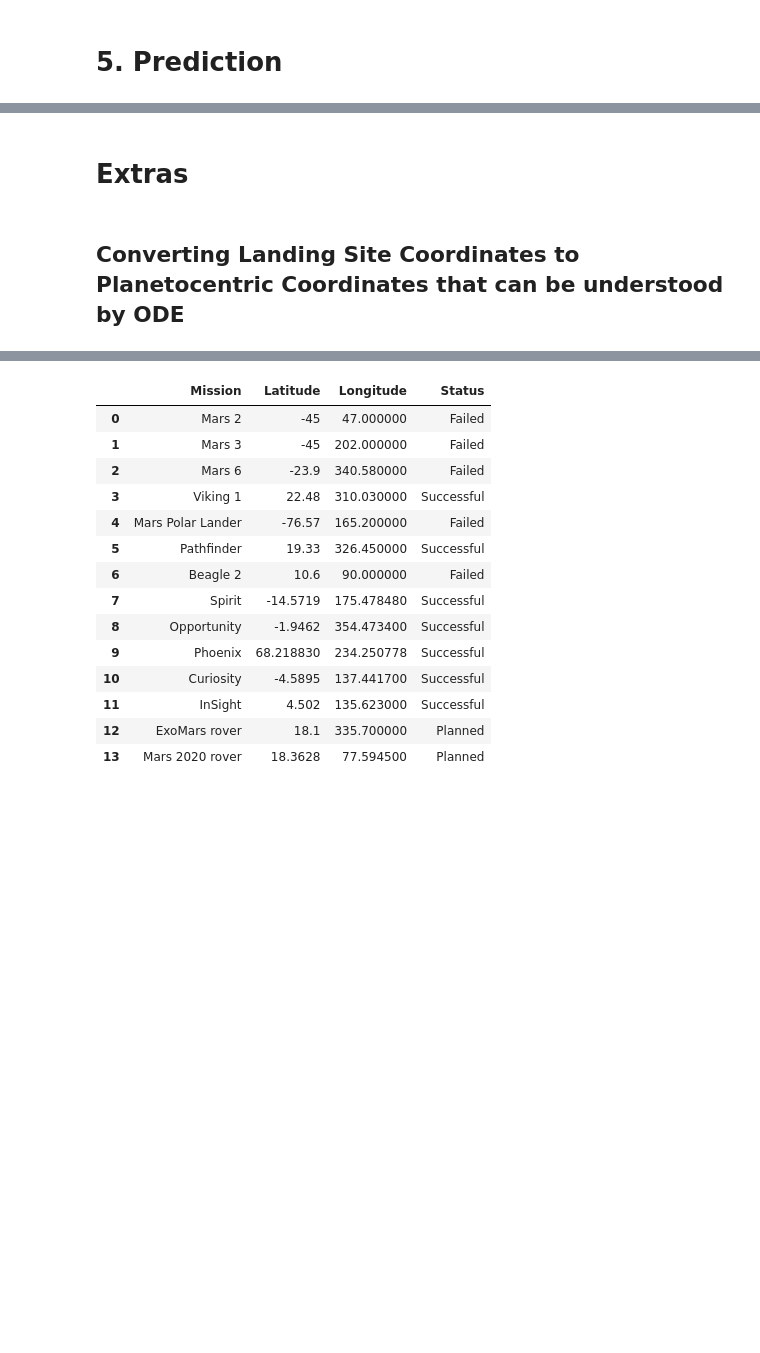
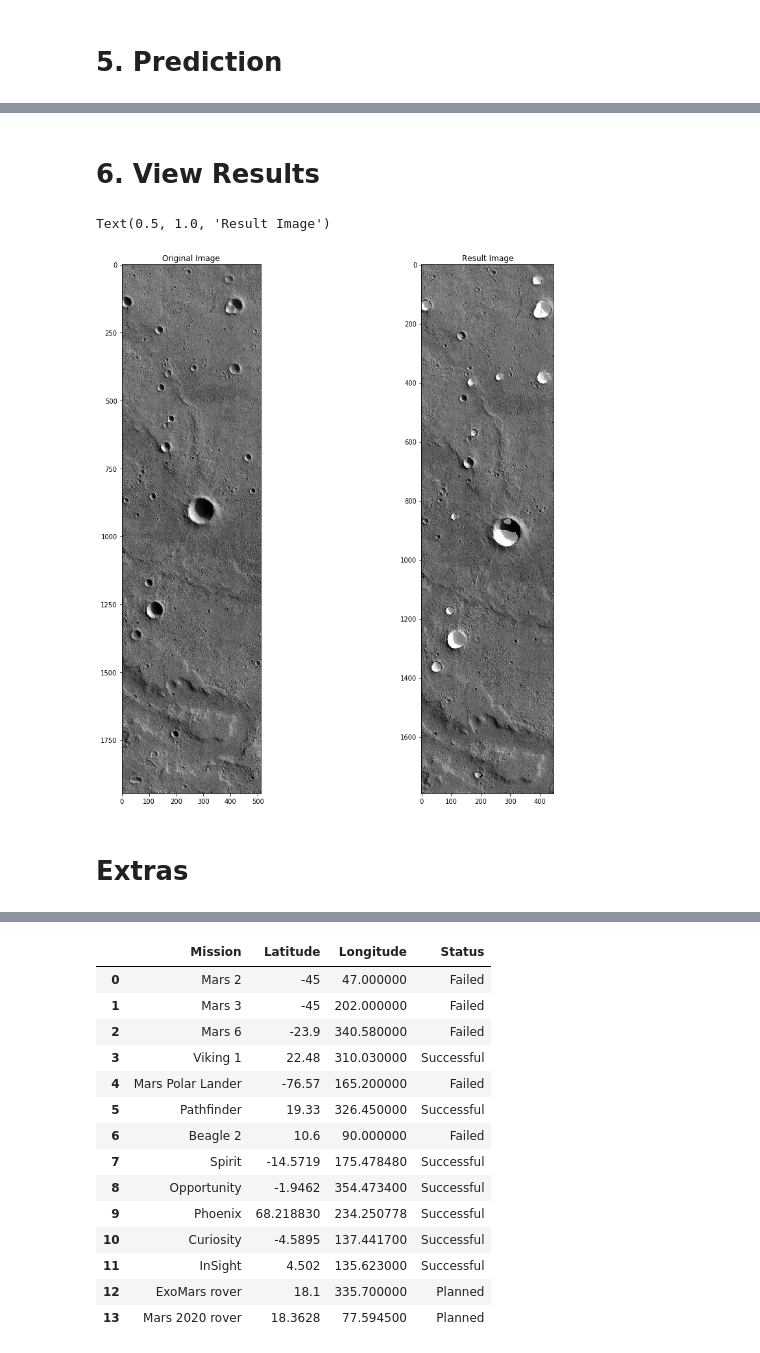
Before and after one commit to cienciaydatos/ai-challenge-mars, a Jupyter notebook: UNet/notebooks/Mars_ODE_Data_Pipeline_+_U_Net_Prediction.ipynb, the cells around one changed output, grey strips where cells are left out. Saved outputs shown, nothing was run; the diff lists cells and outputs as text; code cells hidden in the pictures; blank space fills up the shorter version.

Commit message:
Added support to process multiple downloaded jpg images using the UNet model

```diff
--- a/UNet/notebooks/Mars_ODE_Data_Pipeline_+_U_Net_Prediction.ipynb
+++ b/UNet/notebooks/Mars_ODE_Data_Pipeline_+_U_Net_Prediction.ipynb
@@ -127,0 +77,4 @@ learn = load_learner('google_drive/My Drive/Mars-Omdena', 'trained_unet_762394.p
+# %%
+results_path = Path('results')
+if not os.path.exists(results_path):
+  os.mkdir(results_path)
@@ -127,0 +113,5 @@ learn = load_learner('google_drive/My Drive/Mars-Omdena', 'trained_unet_762394.p
+# %%
+def get_result_name(img_name):
+  tokens = img_name.split('.')
+  tokens.insert(-1, 'result')
+  return '.'.join(tokens)
@@ -176,0 +195,3 @@ plt.imshow(result_img, cmap='gray')
+# %%
+image_files = [file for file in os.listdir() if file.endswith('jpg')]
+image_files
@@ -177,4 +258,15 @@ plt.imshow(result_img, cmap='gray')
+# %% [markdown]
+# 6. View Results
+# %%
+img_name = image_files[1]
+
+fig, ax = plt.subplots(1, 2, figsize=(15, 15))
+ax[0].imshow(mpimg.imread(img_name), cmap='gray')
+ax[0].set_title('Original Image')
+ax[1].imshow(mpimg.imread(results_path/get_result_name(img_name)), cmap='gray')
+ax[1].set_title('Result Image')
+# %% [output]
+Text(0.5, 1.0, 'Result Image')
+[figure, added]
 # %% [markdown]
 # Extras
-# %% [markdown]
-## Converting Landing Site Coordinates to Planetocentric Coordinates that can be understood by ODE
```
Also changed, not shown: parts of 32 cells of this notebook.
